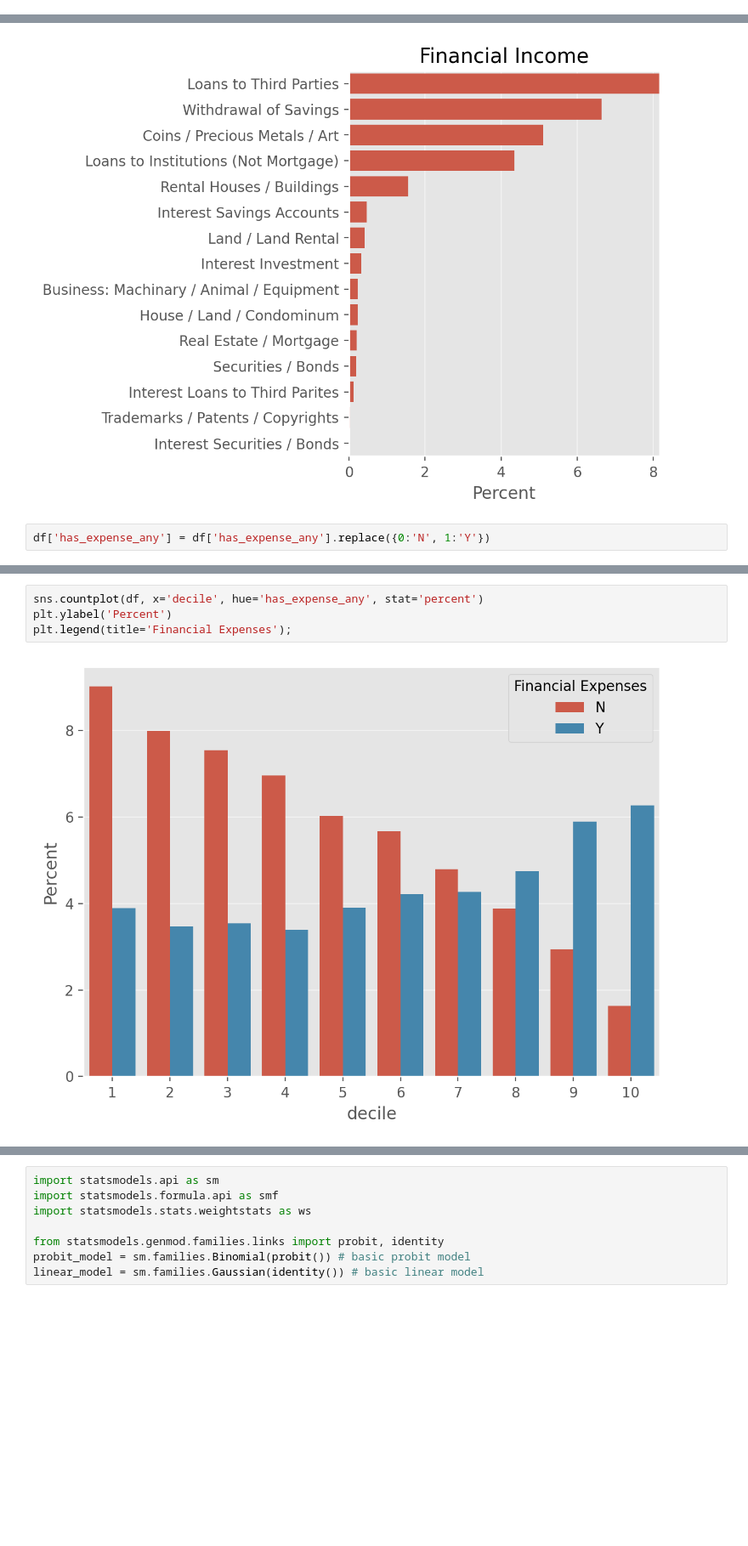
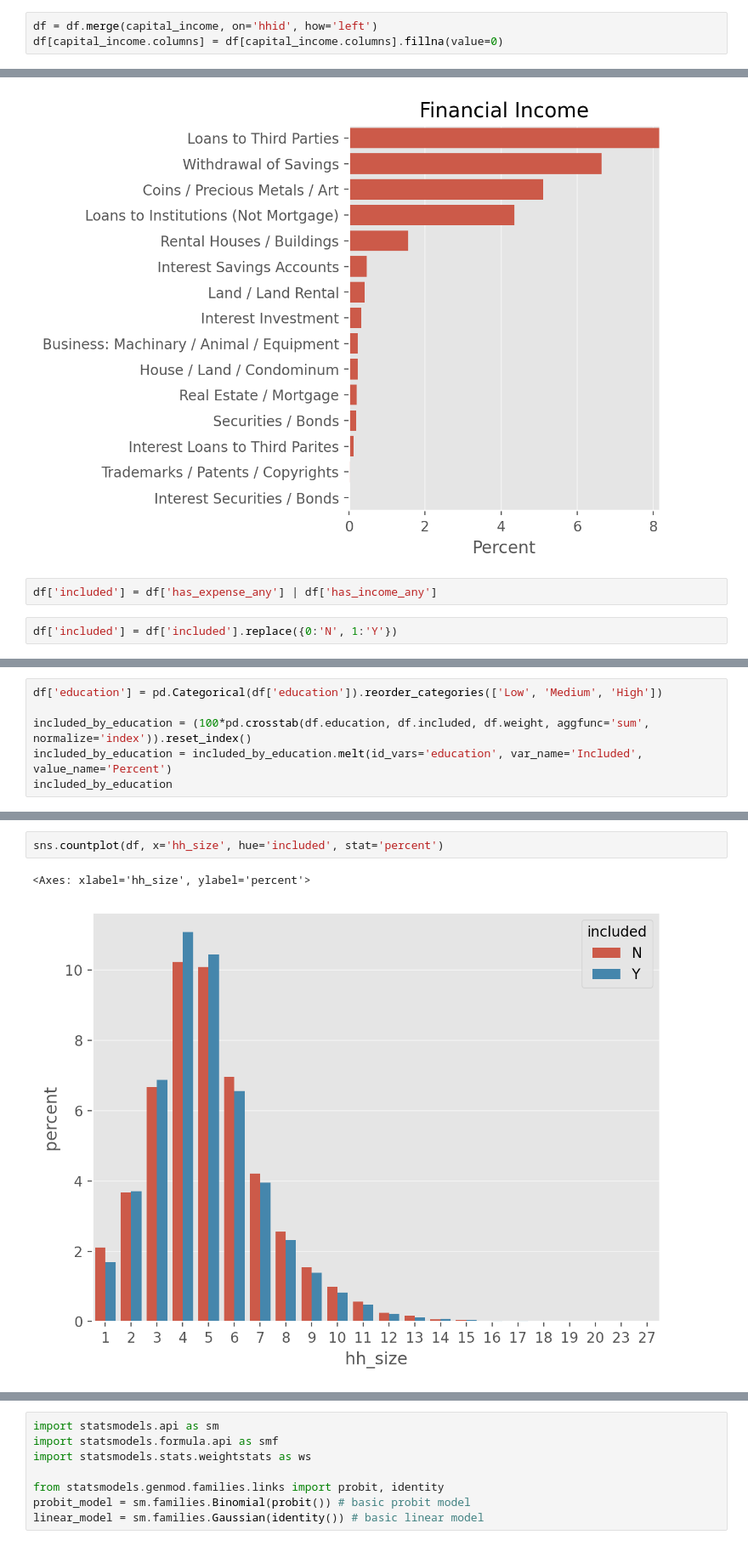
Before and after one commit to mjv2146/household-consumption, a Jupyter notebook: notebooks/03_financial_markets.ipynb, the cells around one changed output, grey strips where cells are left out. Shown at 85% size. Drawn from its saved outputs; the diff is of its cells as text; blank space fills up the shorter version.

Commit message:
delay merge of financial variables for smaller dataset in initial notebooks

```diff
--- a/notebooks/03_financial_markets.ipynb
+++ b/notebooks/03_financial_markets.ipynb
@@ -61,3 +70,6 @@ df
+# %%
+df = df.merge(capital_income, on='hhid', how='left')
+df[capital_income.columns] = df[capital_income.columns].fillna(value=0)
 # %%
 df['post'] = df['Y'] == 1996
 # %%
@@ -191,5 +203,7 @@ plt.title('Financial Income')
 plt.xlabel('Percent');
 # %% [output]
 [figure]
+# %%
+df['included'] = df['has_expense_any'] | df['has_income_any']
 # %%
-df['has_expense_any'] = df['has_expense_any'].replace({0:'N', 1:'Y'})
+df['included'] = df['included'].replace({0:'N', 1:'Y'})
@@ -195,0 +237,6 @@ df['has_expense_any'] = df['has_expense_any'].replace({0:'N', 1:'Y'})
+# %%
+df['education'] = pd.Categorical(df['education']).reorder_categories(['Low', 'Medium', 'High'])
+
+included_by_education = (100*pd.crosstab(df.education, df.included, df.weight, aggfunc='sum', normalize='index')).reset_index()
+included_by_education = included_by_education.melt(id_vars='education', var_name='Included', value_name='Percent')
+included_by_education
@@ -196,6 +280,5 @@ df['has_expense_any'] = df['has_expense_any'].replace({0:'N', 1:'Y'})
 # %%
-sns.countplot(df, x='decile', hue='has_expense_any', stat='percent')
-plt.ylabel('Percent')
-plt.legend(title='Financial Expenses');
+sns.countplot(df, x='hh_size', hue='included', stat='percent')
 # %% [output]
+<Axes: xlabel='hh_size', ylabel='percent'>
-[figure, old version]
+[figure, new version]
```
Also changed, not shown: parts of 25 cells of this notebook, 5 other files.
